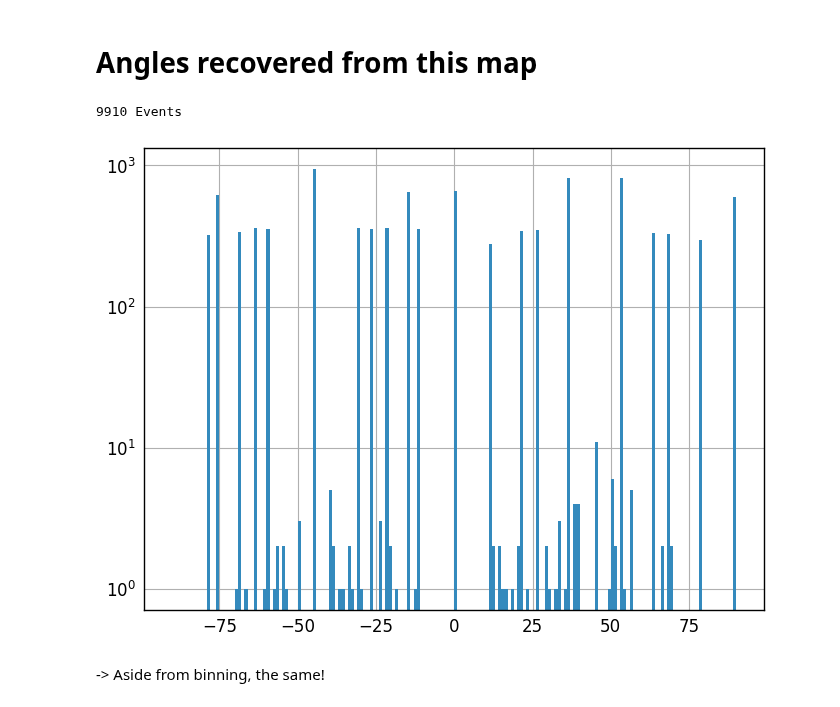
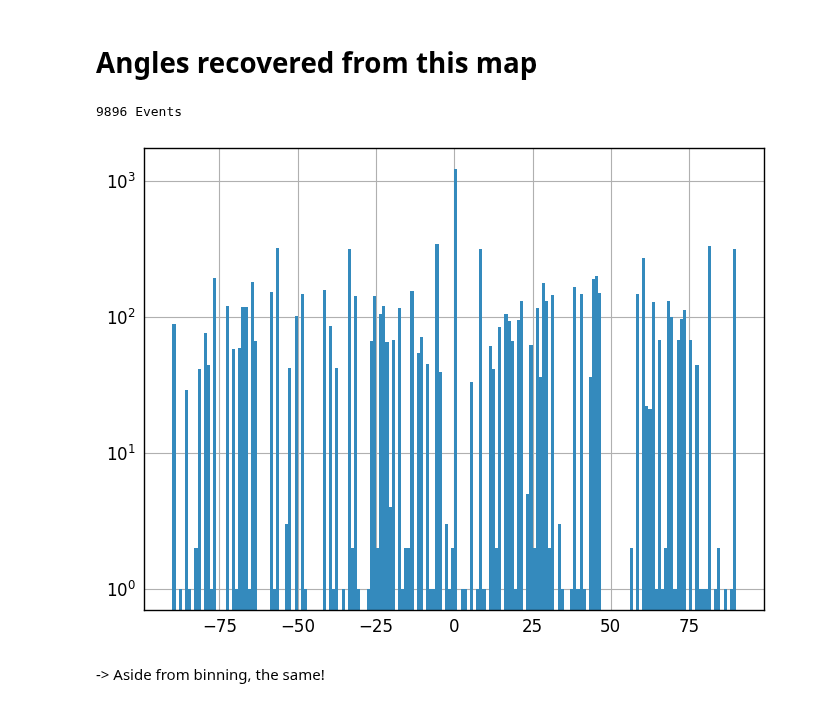
Before and after one commit to asierabreu/cosmics, a Jupyter notebook: analysis/angle_bias.ipynb, the cells around one changed output. Drawn from its saved outputs; the diff is of its cells as text; code cells hidden in the pictures.

```diff
--- a/analysis/angle_bias.ipynb
+++ b/analysis/angle_bias.ipynb
@@ -80,6 +127,10 @@ mask = source
 # object extraction
 evtlocs = ndimage.measurements.find_objects(labels)
 
+tracks = []
+for loc in evtlocs:
+    tracks.append(mask[loc])
+
 print(ntracks, "Events")
 # %% [output]
-9910 Events
+9896 Events
@@ -124,7 +137,41 @@ for ii in range(len(lx)):
+# %%
+aold = []
+
+bin_AC = 1/3
+bin_AL = 1
+
+for track in tracks:
+
+    lac = 3*bin_AC*(track.shape[1]-1)
+    lal = bin_AL*(track.shape[0]-1)
+    if lac == 0:
+        ang = 0
+    elif lal == 0:
+        ang = 90
+    else:
+        ang = np.arctan(3*bin_AC*track.shape[1]/(bin_AL*track.shape[0]))*180/np.pi
+
+    aold.append(ang)
+
+aold = np.array(aold)
+
+
+anew = []
+
+for track in tracks:
+    ang,err = angle_linefit(track,pixratio=3*bin_AC/bin_AL)
+    while ang>90:
+        ang -= 180
+    while ang<-90:
+        ang += 180
+    anew.append(ang)
+
+anew = np.array(anew)
 # %%
-thist = plt.hist(theta,180,range=(-90,90),log=True)
+#thist = plt.hist(aold,180,range=(-90,90),log=True)
+thist2 = plt.hist(anew,180,range=(-90,90),log=True)
 # %% [output]
-[figure, old version]
+[figure, new version]
 # %% [markdown]
 -> Aside from binning, the same!
 # %%
```
Also changed, not shown: parts of 20 cells of this notebook, 8 other files.
